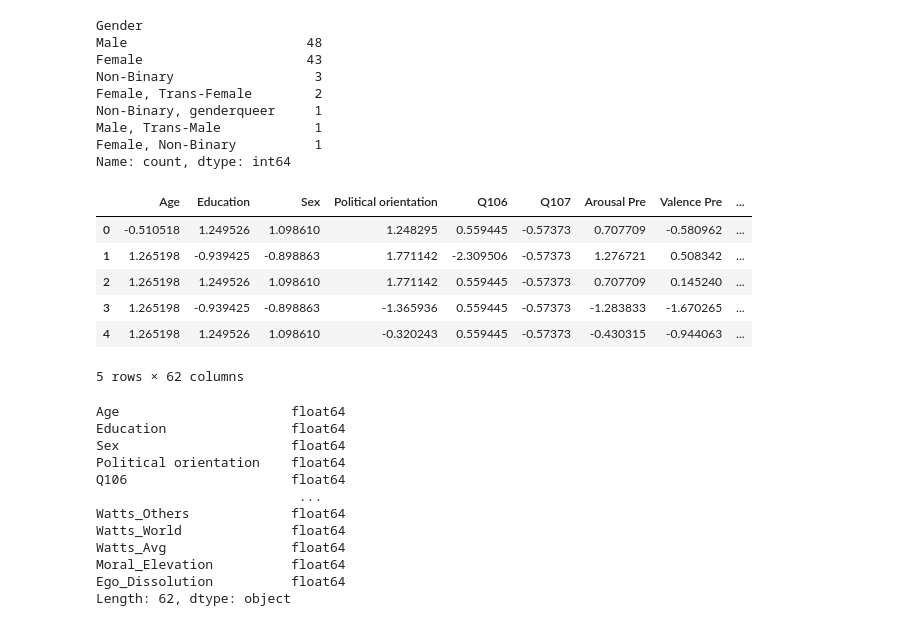
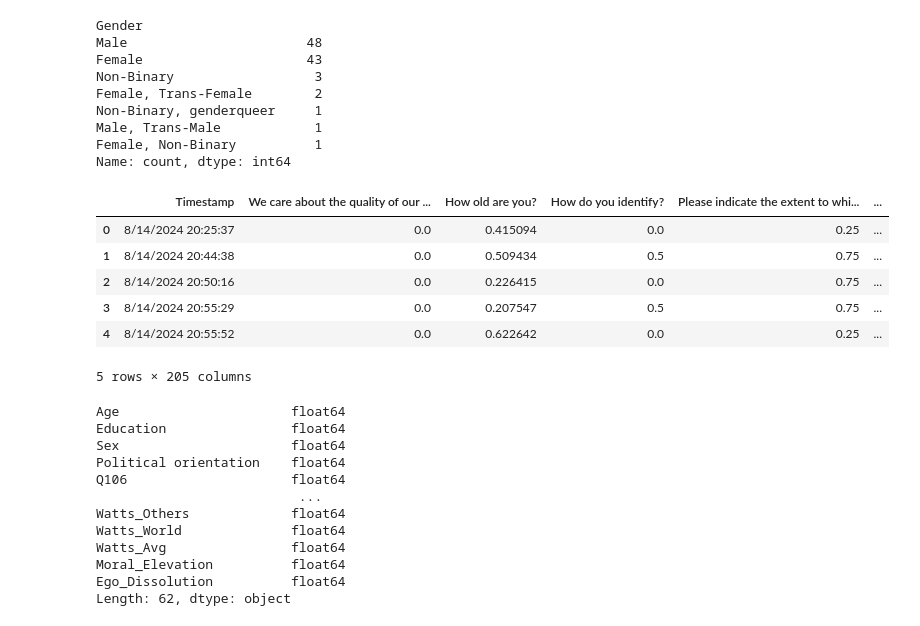
Before and after one commit to akcone2003/chills_study, a Jupyter notebook: EDA.ipynb, the cells around one changed output. Drawn from its saved outputs; the diff is of its cells as text; code cells hidden in the pictures.

```diff
--- a/EDA.ipynb
+++ b/EDA.ipynb
@@ -298,17 +298,17 @@ Male, Trans-Male            1
 Female, Non-Binary          1
 Name: count, dtype: int64
 # %%
-processed_data = pd.read_csv('data/processed_data.csv')
+processed_data = pd.read_csv('data/E4-B01b Analysis Sheet - LKM_control_processed.csv')
 
 processed_data.head()
 # %% [output]
-|  | Age | Education | Sex | Political orientation | Q106 | Q107 | Arousal Pre | Valence Pre | ... |
-| 0 | -0.510518 | 1.249526 | 1.098610 | 1.248295 | 0.559445 | -0.57373 | 0.707709 | -0.580962 | ... |
-| 1 | 1.265198 | -0.939425 | -0.898863 | 1.771142 | -2.309506 | -0.57373 | 1.276721 | 0.508342 | ... |
-| 2 | 1.265198 | 1.249526 | 1.098610 | 1.771142 | 0.559445 | -0.57373 | 0.707709 | 0.145240 | ... |
-| 3 | 1.265198 | -0.939425 | -0.898863 | -1.365936 | 0.559445 | -0.57373 | -1.283833 | -1.670265 | ... |
-| 4 | 1.265198 | 1.249526 | 1.098610 | -0.320243 | 0.559445 | -0.57373 | -0.430315 | -0.944063 | ... |
+|  | Timestamp | We care about the quality of our ... | How old are you? | How do you identify? | Please indicate the extent to whi... | ... |
+| 0 | 8/14/2024 20:25:37 | 0.0 | 0.415094 | 0.0 | 0.25 | ... |
+| 1 | 8/14/2024 20:44:38 | 0.0 | 0.509434 | 0.5 | 0.75 | ... |
+| 2 | 8/14/2024 20:50:16 | 0.0 | 0.226415 | 0.0 | 0.75 | ... |
+| 3 | 8/14/2024 20:55:29 | 0.0 | 0.207547 | 0.5 | 0.75 | ... |
+| 4 | 8/14/2024 20:55:52 | 0.0 | 0.622642 | 0.0 | 0.25 | ... |
-5 rows × 62 columns
+5 rows × 205 columns
 # %%
 processed_data.dtypes
 # %% [output]
```
Also changed, not shown: 1 other file.
